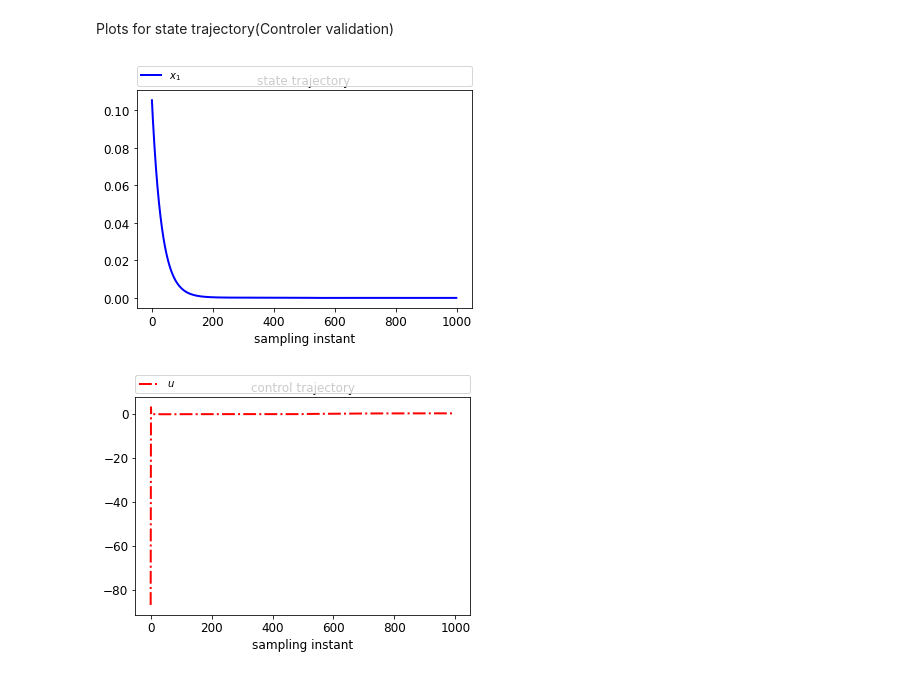
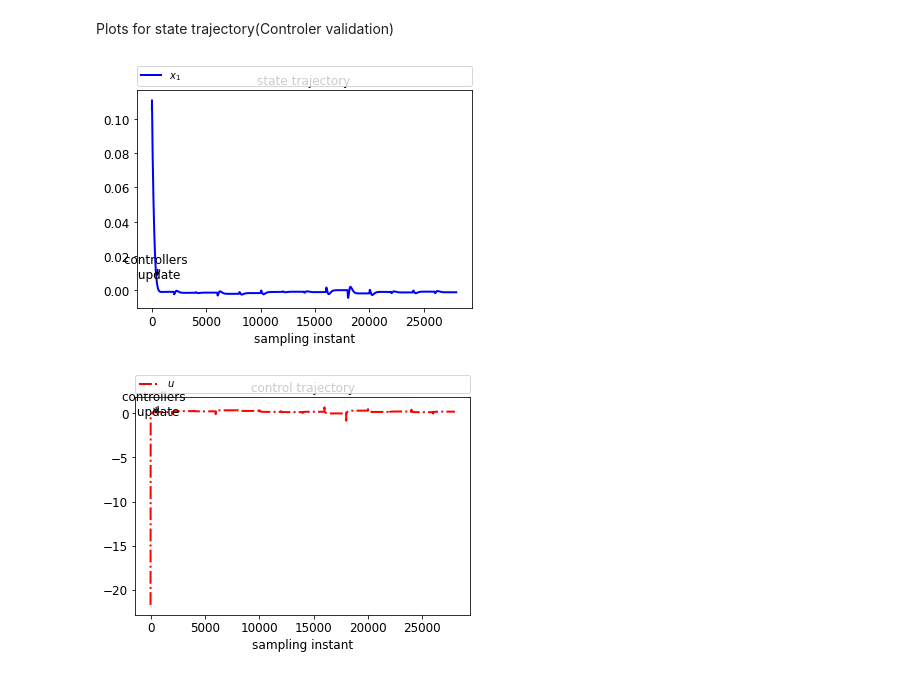
Before and after one commit to 10LGUO/carla_project, a Jupyter notebook: src/ADP_for_linear_output_regulation.ipynb, the cells around one changed output. Drawn from its saved outputs; the diff is of its cells as text; code cells hidden in the pictures.

```diff
--- a/src/ADP_for_linear_output_regulation.ipynb
+++ b/src/ADP_for_linear_output_regulation.ipynb
@@ -256 +267,8 @@ R_bar = np.array([[1]])
+# %%
+#cost design for problem 2
+Q = np.array([[100, 0, 0, 0],
+              [0, 1, 0, 0],
+             [0, 0, 1, 0],
+             [0, 0, 0, 1]])
+R = np.array([[0.1]])
 # %%
@@ -396,4 +408,18 @@ plt.legend(fontsize=fontsize_legend, loc=0, ncol=1)
 # %% [markdown]
 Solve L with ADP (system unknown)
+# %%
+## cost (reward) design
+# For perfect result : use
+# Q_bar = np.array([[1, 0, 0, 0],
+#               [0, 2.5e7, 0, 0],
+#              [0, 0, 1e9, 0],
+#              [0, 0, 0, 1e9]])
+# R_bar = np.array([[1.5e5]])
+
+Q_bar = np.array([[1, 0, 0, 0],
+              [0, 1, 0, 0],
+             [0, 0, 1, 0],
+             [0, 0, 0, 1]])
+R_bar = np.array([[1]])
 # %%
 # Repeat solving S(Xi) from (36): Learnt S
@@ -559,18 +559,18 @@ array([[  213.08610724],
 # %%
 #Test ADP contoller
-time_simulation_adp = 1000
+time_simulation_adp = 28000
 x_traj_after_learning = np.zeros((4, time_simulation_adp))
 u_traj_after_learning = np.zeros((1, time_simulation_adp))
 #x = np.random.normal(np.array([0.5, 0.5]), np.array([0.0, 0.0]))[:, np.newaxis]
-# random.shuffle(W)
+random.shuffle(W)
 x_ = np.array([0.1, vx*math.tan(Pi/12) + vx*Pi/12, Pi/12, vx*W[0]])[:, np.newaxis]
 i = 0
-Wt = [0.0, 0.125]
-for w in Wt:
+
+for w in W:
     print(w)
-    for _ in range(time_simulation_adp//len(Wt)):
+    for _ in range(time_simulation_adp//len(W)):
         x = x_
-        u = -Kstar @ x
+        u = -Kstar @ x + Lstar * w
         x_ = env(x, u, vx*np.array([[w]]))
         x_traj_after_learning[:, i] = x_.reshape((4))
         u_traj_after_learning[:, i] = u.reshape((1))
@@ -607,37 +602,37 @@ Plots for state trajectory(Controler validation)
 # %%
 # x_traj_0_whole = np.concatenate((x_traj_0[:, np.newaxis], x_traj_after_learning[0,:][:, np.newaxis]), axis=0)
 # x_traj_1_whole = np.concatenate((x_traj_1[:, np.newaxis], x_traj_after_learning[1,:][:, np.newaxis]), axis=0)
 time_max = 500
 plt.figure(0)
 plt.title('state trajectory')
 plt.plot(x_traj_after_learning[0,:], linestyle='-', linewidth=linewidth, color='blue', label=r'${x}_1$')
 #plt.plot(x_traj_1_whole, linestyle='-.', linewidth=linewidth, color='red', label=r'${x}_2$')
 plt.xlabel('sampling instant', fontsize=fontsize_xylabel)
 plt.tick_params(labelsize=fontsize_ticks)
 plt.legend(fontsize=fontsize_legend, loc=0, ncol=1)
-# plt.annotate(
-#         'controllers \n update', ha='center', fontsize=fontsize_xylabel,
-#         xy=(time_max, 0.007), arrowprops=dict(arrowstyle='->'), xytext=(time_max+20, 0.007))
+plt.annotate(
+        'controllers \n update', ha='center', fontsize=fontsize_xylabel,
+        xy=(time_max, 0.007), arrowprops=dict(arrowstyle='->'), xytext=(time_max+20, 0.007))
 lgd = pylab.legend(fontsize=fontsize_legend,loc=3, mode="expand", bbox_to_anchor=(0., 1.02, 1., .102),
                    ncol=4, borderaxespad=0.)
 art = []
 art.append(lgd)
 #pylab.savefig("VI_x_traj.png", additional_artists=art, bbox_inches="tight",dpi=200)
 
 plt.figure(1)
 plt.title('control trajectory')
 #plt.plot(x_traj_0_whole, linestyle='-', linewidth=linewidth, color='blue', label=r'${x}_1$')
 plt.plot(u_traj_after_learning[0,:], linestyle='-.', linewidth=linewidth, color='red', label=r'${u}$')
 plt.xlabel('sampling instant', fontsize=fontsize_xylabel)
 plt.tick_params(labelsize=fontsize_ticks)
 plt.legend(fontsize=fontsize_legend, loc=0, ncol=1)
-# plt.annotate(
-#         'controllers \n update', ha='center', fontsize=fontsize_xylabel,
-#         xy=(time_max, -0.3), arrowprops=dict(arrowstyle='->'), xytext=(time_max+20, -0.3))
+plt.annotate(
+        'controllers \n update', ha='center', fontsize=fontsize_xylabel,
+        xy=(time_max, -0.3), arrowprops=dict(arrowstyle='->'), xytext=(time_max+20, -0.3))
 lgd = pylab.legend(fontsize=fontsize_legend,loc=3, mode="expand", bbox_to_anchor=(0., 1.02, 1., .102),
                    ncol=4, borderaxespad=0.)
 art = []
 art.append(lgd)
 # %% [output]
-[figure, old version]
+[figure, new version]
-[figure, old version]
+[figure, new version]
```
Also changed, not shown: parts of 28 cells of this notebook, 2 other files.
